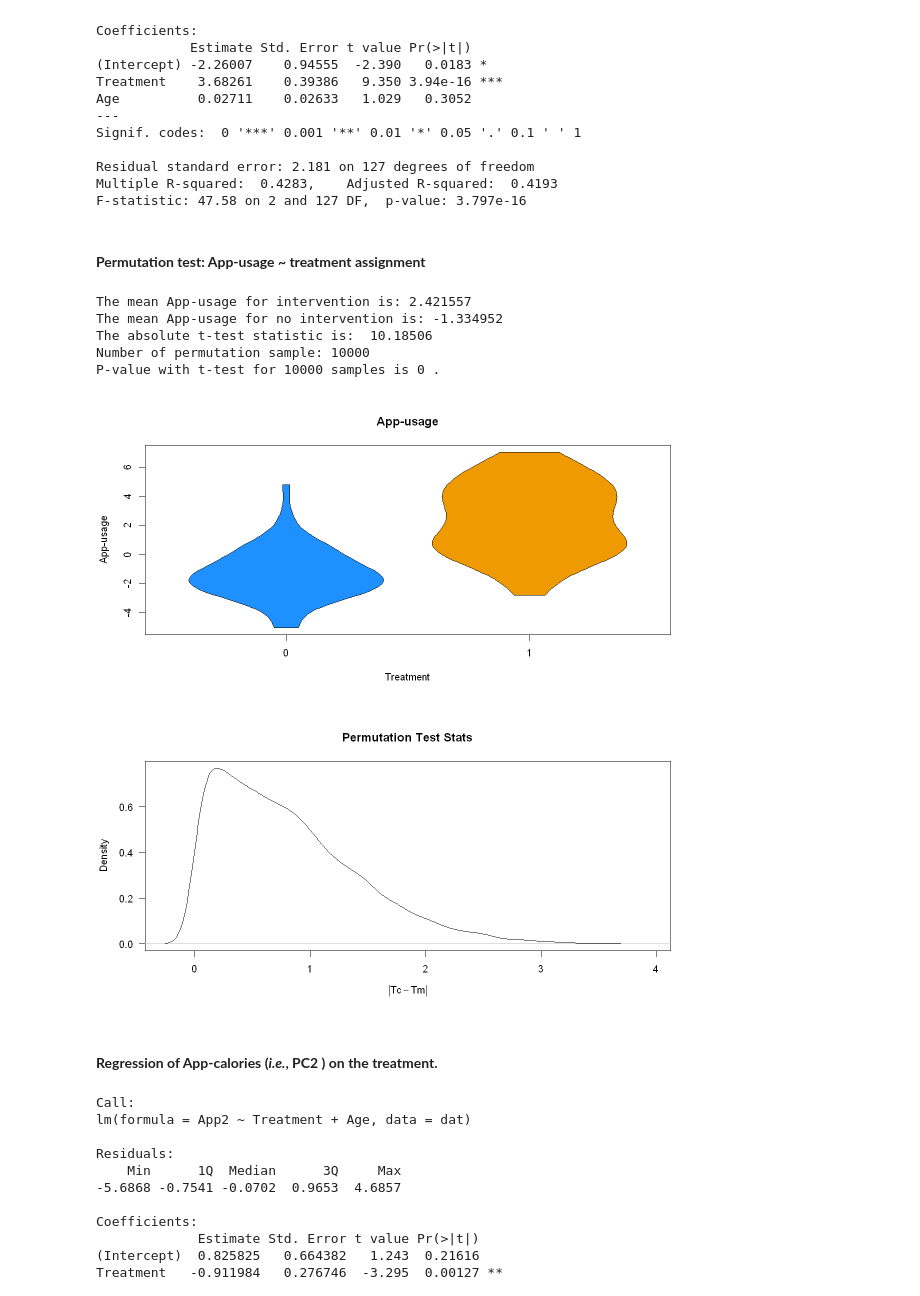
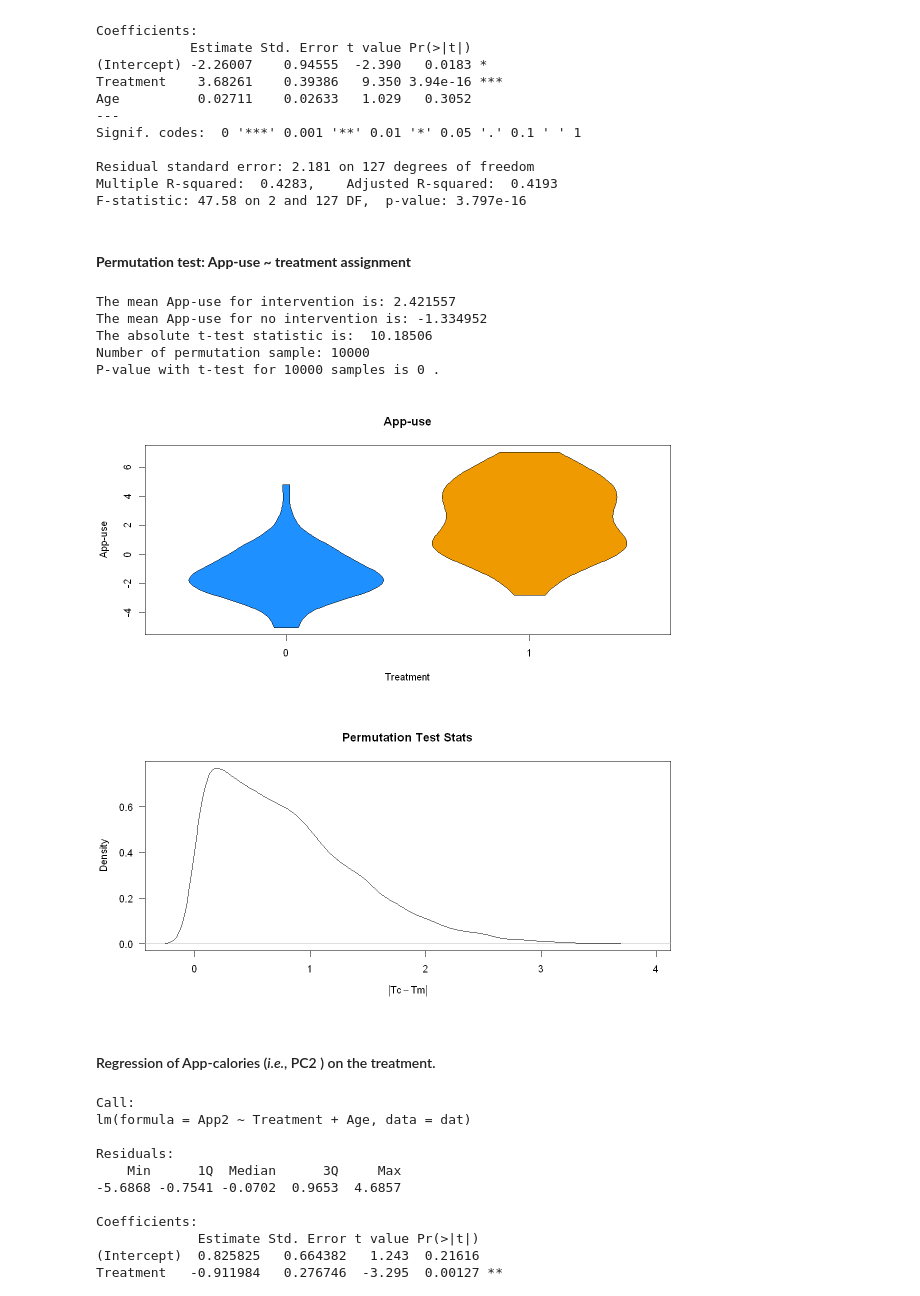
Before and after one commit to senresearch/dietappstudy, a Jupyter notebook: src/mediation/12month/Mediation_Analysis.ipynb, the cells around one changed output. Cells and saved outputs as stored; diff of their text form; code cells hidden in the pictures.

Commit message:
change app-usage to app-use

```diff
--- a/src/mediation/12month/Mediation_Analysis.ipynb
+++ b/src/mediation/12month/Mediation_Analysis.ipynb
@@ -236,19 +236,19 @@ Residual standard error: 2.181 on 127 degrees of freedom
 Multiple R-squared:  0.4283,    Adjusted R-squared:  0.4193
 F-statistic: 47.58 on 2 and 127 DF,  p-value: 3.797e-16
 # %% [markdown]
-#### **Permutation test: App-usage ~ treatment assignment**
+#### **Permutation test: App-use ~ treatment assignment**
 # %%
-getPermut(dat$App1, dat$Treatment, P = 10000, IVname = "App-usage")
+getPermut(dat$App1, dat$Treatment, P = 10000, IVname = "App-use")
 # %% [output]
-The mean App-usage for intervention is: 2.421557
-The mean App-usage for no intervention is: -1.334952
+The mean App-use for intervention is: 2.421557
+The mean App-use for no intervention is: -1.334952
 The absolute t-test statistic is:  10.18506
 Number of permutation sample: 10000
 P-value with t-test for 10000 samples is 0 .
-[figure, old version]
+[figure, new version]
 [figure]
 # %% [markdown]
-#### **Regression of App-calories (*i.e.*, PC2 ) on the treatment.**
+#### Regression of App-calories (*i.e.*, PC2 ) on the treatment.
 # %%
 # Outcome model with confounders
 out.fit <- lm(App2 ~ Treatment + Age, data = dat)
```
Also changed, not shown: parts of 11 cells of this notebook, 12 other files.
